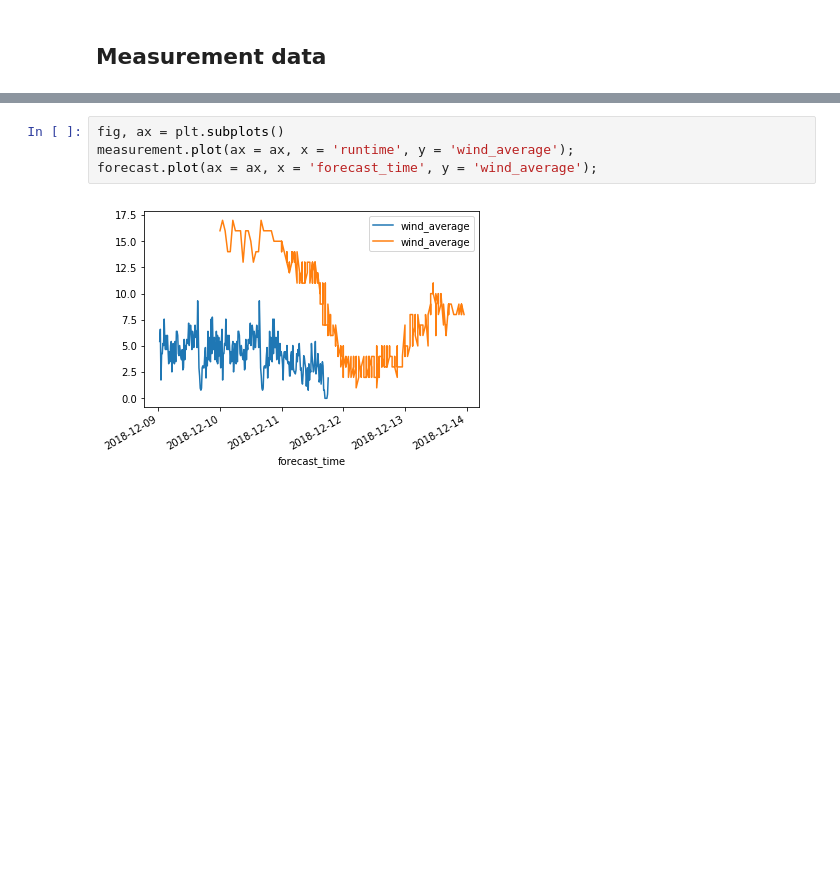
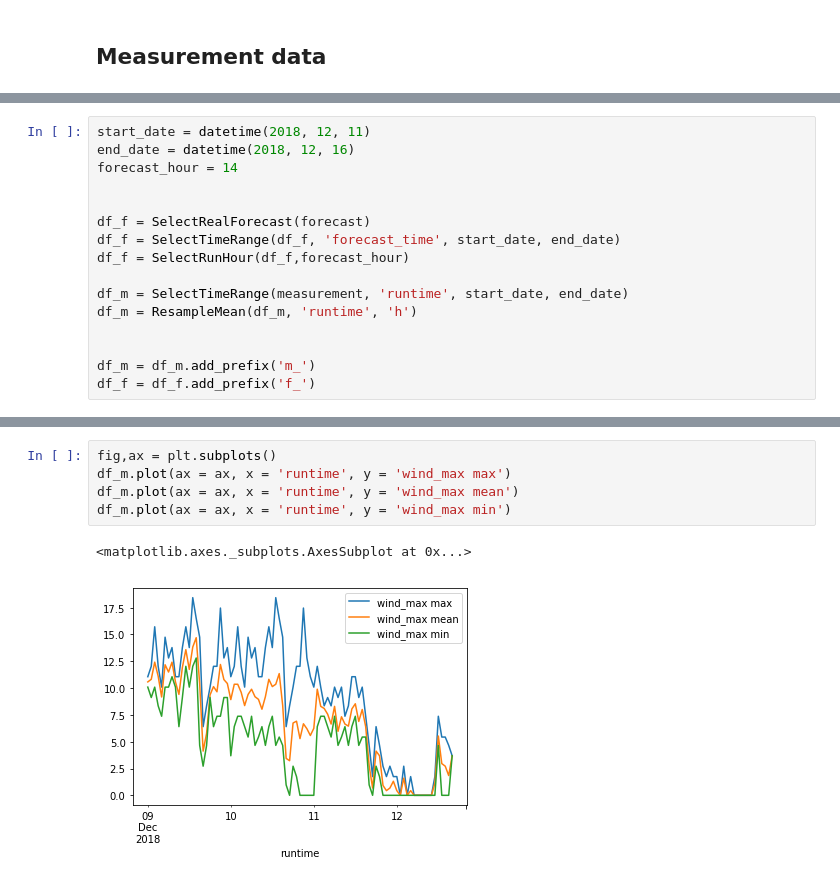
Before and after one commit to windhunter9/notebooks, a Jupyter notebook: weather.ipynb, the cells around one changed output, grey strips where cells are left out. Drawn from its saved outputs; the diff is of its cells as text; blank space fills up the shorter version.

Commit message:
weather: added plots and merged tables

```diff
--- a/weather.ipynb
+++ b/weather.ipynb
@@ -47,0 +135,16 @@ measurement.plot(ax = ax, x = 'runtime', y = ['wind_max', 'wind_average']);
+# %%
+start_date = datetime(2018, 12, 11)
+end_date = datetime(2018, 12, 16)
+forecast_hour = 14
+
+
+df_f = SelectRealForecast(forecast)
+df_f = SelectTimeRange(df_f, 'forecast_time', start_date, end_date)
+df_f = SelectRunHour(df_f,forecast_hour)
+
+df_m = SelectTimeRange(measurement, 'runtime', start_date, end_date)
+df_m = ResampleMean(df_m, 'runtime', 'h')
+
+
+df_m = df_m.add_prefix('m_')
+df_f = df_f.add_prefix('f_')
@@ -48,6 +189,8 @@ measurement.plot(ax = ax, x = 'runtime', y = ['wind_max', 'wind_average']);
 # %%
-fig, ax = plt.subplots()
-measurement.plot(ax = ax, x = 'runtime', y = 'wind_average');
-forecast.plot(ax = ax, x = 'forecast_time', y = 'wind_average');
+fig,ax = plt.subplots()
+df_m.plot(ax = ax, x = 'runtime', y = 'wind_max max')
+df_m.plot(ax = ax, x = 'runtime', y = 'wind_max mean')
+df_m.plot(ax = ax, x = 'runtime', y = 'wind_max min')
 # %% [output]
+<matplotlib.axes._subplots.AxesSubplot at 0x...>
-[figure, old version]
+[figure, new version]
```
Also changed, not shown: parts of 18 cells of this notebook.
